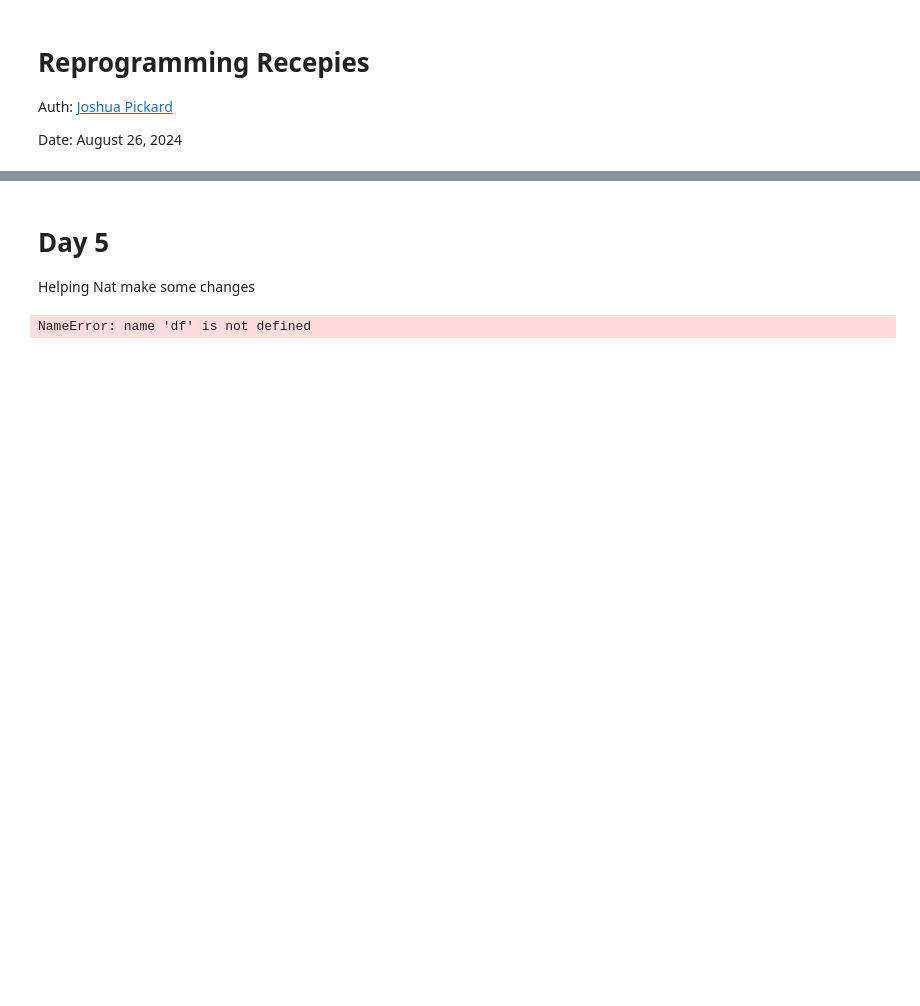
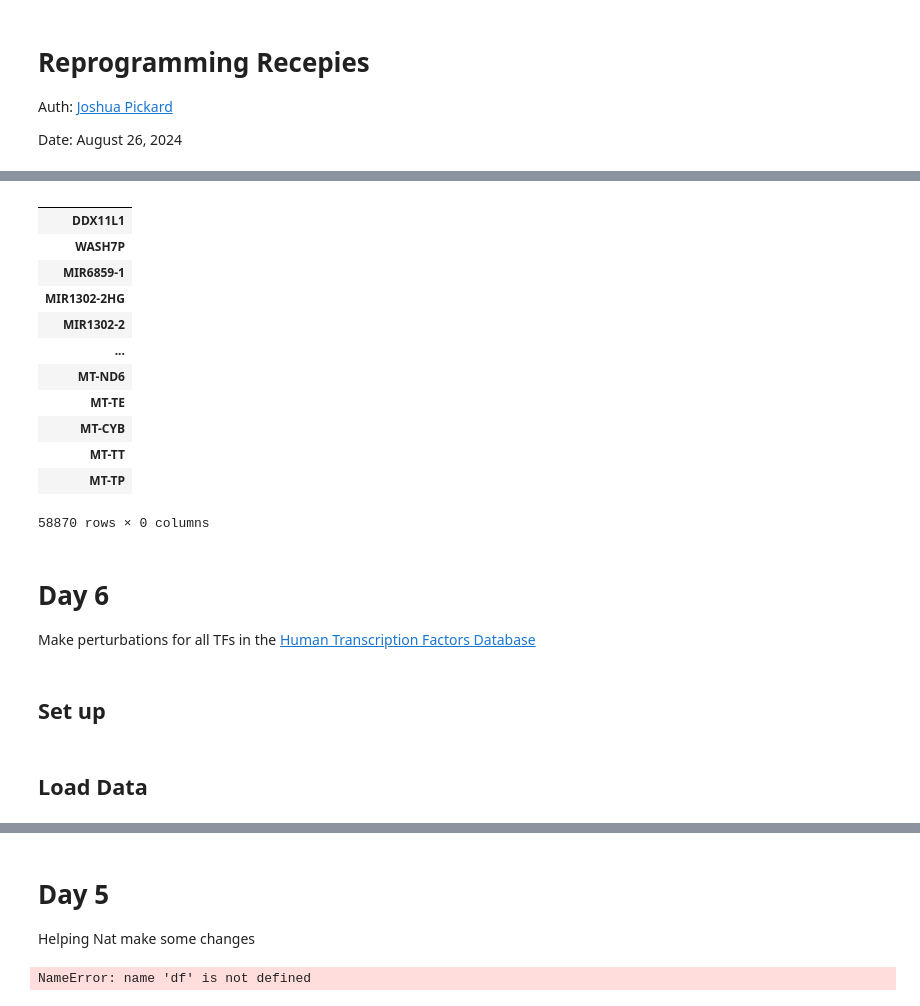
Before and after one commit to Jpickard1/scFoundationModels, a Jupyter notebook: notebooks/reprogramming/reprogramming-recipies-jpic.ipynb, the cells around one changed output, grey strips where cells are left out. Drawn from its saved outputs; the diff is of its cells as text; code cells hidden in the pictures; blank space fills up the shorter version.

```diff
--- a/notebooks/reprogramming/reprogramming-recipies-jpic.ipynb
+++ b/notebooks/reprogramming/reprogramming-recipies-jpic.ipynb
@@ -6,0 +432,5 @@ Date: August 26, 2024
+# %%
+DATAPATH = "/nfs/turbo/umms-indikar/shared/projects/DGC/data/tabula_sapiens/jpic/"
+FILE = "fibroblast.h5ad"
+adata = sp.read_h5ad(os.path.join(DATAPATH, FILE))
+adata_gene_list = adata.var['gene_symbol'].values.tolist()
@@ -6,0 +483,32 @@ Date: August 26, 2024
+# %%
+output_directory = "/nfs/turbo/umms-indikar/shared/projects/DARPA_AI/in-silico-reprogramming/one-shot/perturbed"
+scalars = [0.5, 0.75, 1.001]
+for i in range(len(df['TFs'])):
+    val = df['TFs'].iloc[i]
+    TFs = val.split()
+    if validateTFs(TFs, adata):
+        print(TFs)
+        adataDict = iterate_perturb_counts(adata.copy(), TFs, scalars)
+
+        # Concatenate all AnnData objects along the observations axis
+        concatenated_adata = ad.concat(list(adataDict.values()), axis=0)
+
+        # Save reprogramming metadata into the concatenated_adata.obs table
+        concatenated_adata.obs['Source_cells'] = df['Source cells'].iloc[i]
+        concatenated_adata.obs['Target_cells'] = df['Target cells'].iloc[i]
+        concatenated_adata.obs['Treatment'] = df['Treatment'].iloc[i]
+        concatenated_adata.obs['Species'] = df['Species'].iloc[i]
+        concatenated_adata.obs['Cell_Transplantation'] = df['Cell Transplantation'].iloc[i]
+        concatenated_adata.obs['Published_Year'] = df['Published Year'].iloc[i]
+        concatenated_adata.obs['PMID'] = df['PMID'].iloc[i]
+
+        # Join the TFs list into a string for the filename
+        TFs_str = "_".join(TFs)
+
+        # Generate the file path for saving
+        file_name = f"{TFs_str}.h5ad"
+        output_path = os.path.join(output_directory, file_name)
+
+        # Save the concatenated AnnData object to the file
+        concatenated_adata.write_h5ad(output_path)
+        break
@@ -6,0 +551,22 @@ Date: August 26, 2024
+# %%
+concatenated_adata.var
+# %% [output]
+|  |
+| DDX11L1 |
+| WASH7P |
+| MIR6859-1 |
+| MIR1302-2HG |
+| MIR1302-2 |
+| ... |
+| MT-ND6 |
+| MT-TE |
+| MT-CYB |
+| MT-TT |
+| MT-TP |
+58870 rows × 0 columns
+# %% [markdown]
+# Day 6
+
+Make perturbations for all TFs in the [Human Transcription Factors Database](https://humantfs.ccbr.utoronto.ca/download.php)
+# %% [markdown]
+## Set up
@@ -6,0 +680,2 @@ Date: August 26, 2024
+# %% [markdown]
+## Load Data
```
Also changed, not shown: parts of 35 cells of this notebook, 3 other files.
